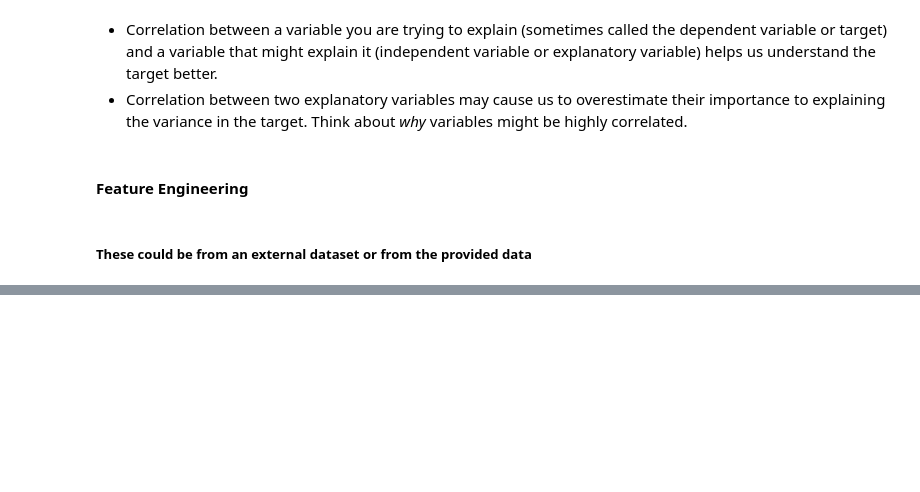
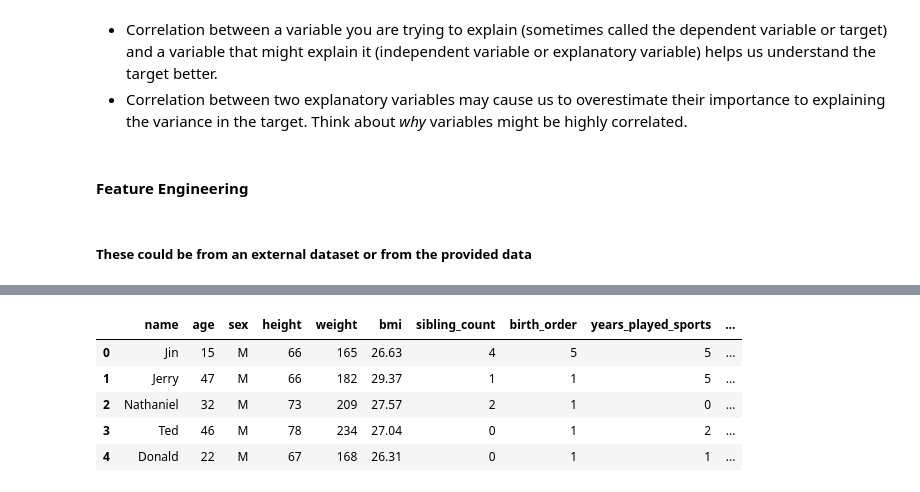
Before and after one commit to NSS-Data-Instructional-Stuff/data-analytics, a Jupyter notebook: notebooks/stats_for_data_analytics.ipynb, the cells around one changed output, grey strips where cells are left out. Saved outputs shown, nothing was run; the diff lists cells and outputs as text; code cells hidden in the pictures; blank space fills up the shorter version.

```diff
--- a/notebooks/stats_for_data_analytics.ipynb
+++ b/notebooks/stats_for_data_analytics.ipynb
@@ -144,0 +177,9 @@ people_df.corr()
+# %%
+people_df_men.head()
+# %% [output]
+|  | name | age | sex | height | weight | bmi | sibling_count | birth_order | years_played_sports | ... |
+| 0 | Jin | 15 | M | 66 | 165 | 26.63 | 4 | 5 | 5 | ... |
+| 1 | Jerry | 47 | M | 66 | 182 | 29.37 | 1 | 1 | 5 | ... |
+| 2 | Nathaniel | 32 | M | 73 | 209 | 27.57 | 2 | 1 | 0 | ... |
+| 3 | Ted | 46 | M | 78 | 234 | 27.04 | 0 | 1 | 2 | ... |
+| 4 | Donald | 22 | M | 67 | 168 | 26.31 | 0 | 1 | 1 | ... |
```
Also changed, not shown: parts of 19 cells of this notebook.
